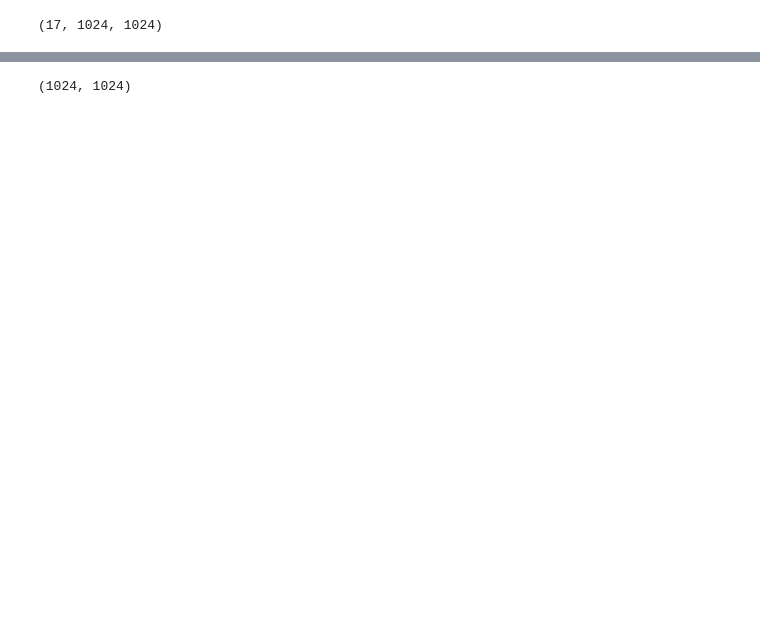
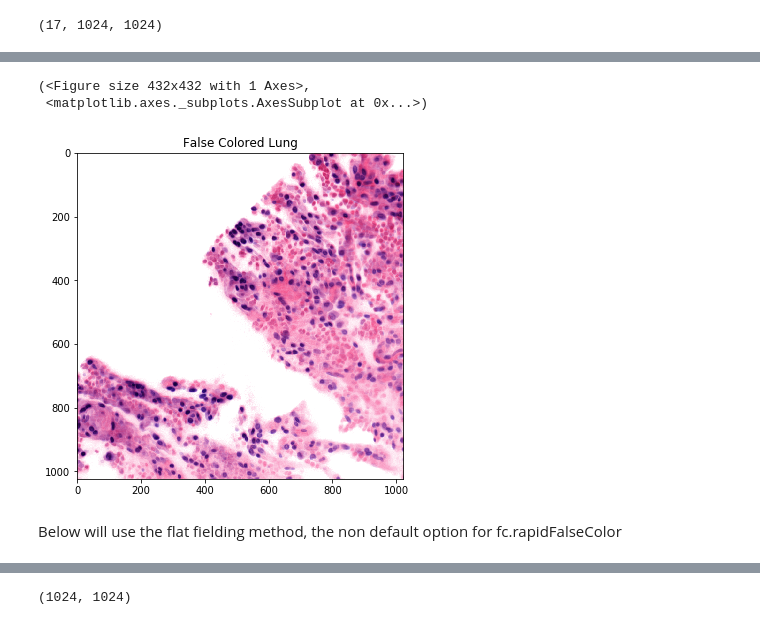
Before and after one commit to serrob23/falsecolor, a Jupyter notebook: Example/GPU examples.ipynb, the cells around one changed output, grey strips where cells are left out. Drawn from its saved outputs; the diff is of its cells as text; code cells hidden in the pictures; blank space fills up the shorter version.

Commit message:
Added documentation to GPU examples notebook, updated cells with new method inputs

```diff
--- a/Example/GPU examples.ipynb
+++ b/Example/GPU examples.ipynb
@@ -76,0 +57,25 @@ for value in constants_cyto.values():
+# %%
+#Get RGB color settings
+settings_dict = fc.getDefaultRGBSettings()
+nuclei_RGBsettings = settings_dict['nuclei']
+cyto_RGBsettings = settings_dict['cyto']
+# %%
+#execute GPU accelerated false coloring on two individual images using standard background subtraction
+example_nuclei = copy.deepcopy(lung_nuclei[0])
+example_cyto = copy.deepcopy(lung_cyto[0])
+
+sharpened_nuclei = fc.sharpenImage(example_nuclei)
+sharpened_cyto = fc.sharpenImage(example_cyto)
+
+pseudo_lung = fc.rapidFalseColor(sharpened_nuclei,sharpened_cyto,nuclei_RGBsettings,cyto_RGBsettings,
+                                       run_normalization=False,cyto_normfactor=1000,nuc_normfactor=9000)
+# %%
+#View Result
+ViewImage(pseudo_lung, title='False Colored Lung',figsize=(6,6))
+# %% [output]
+(<Figure size 432x432 with 1 Axes>,
+ <matplotlib.axes._subplots.AxesSubplot at 0x...>)
+[figure, added]
+# %% [markdown]
+
+Below will use the flat fielding method, the non default option for fc.rapidFalseColor
```
Also changed, not shown: parts of 14 cells of this notebook.
